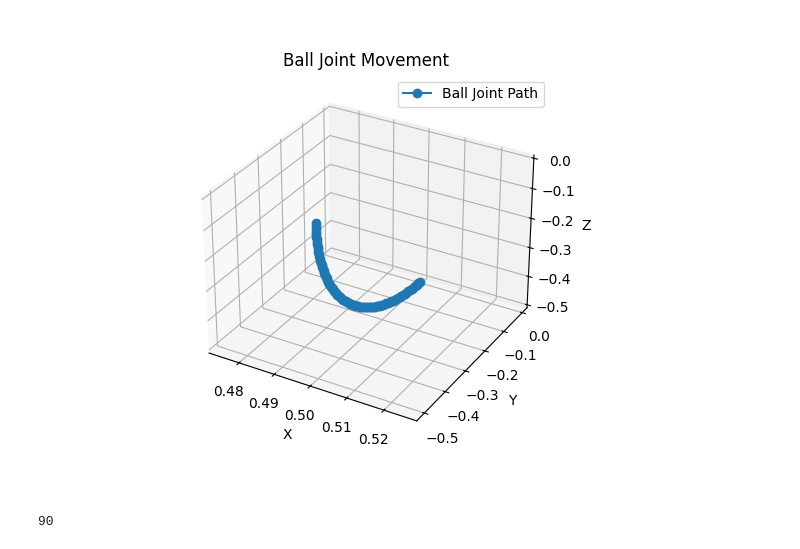
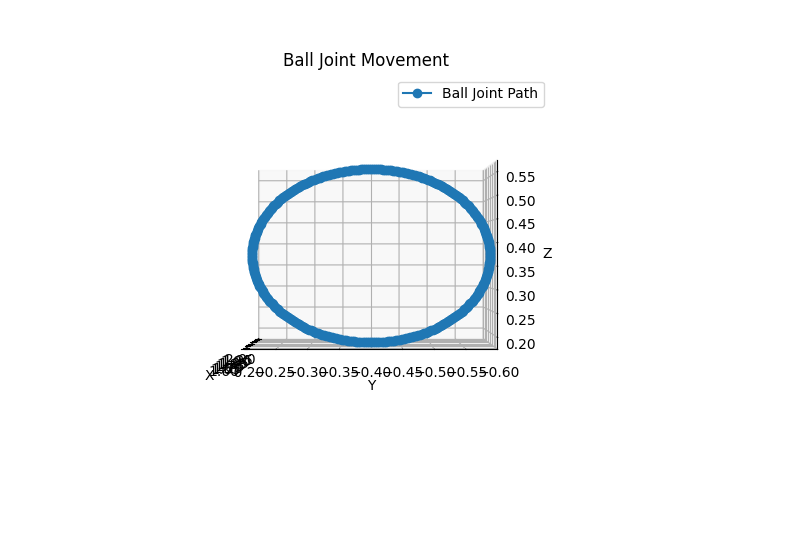
Before and after one commit to Bfoke/Death-Missile, a Jupyter notebook: Kinematics/SingleCorner.ipynb, the cells around one changed output. Drawn from its saved outputs; the diff is of its cells as text; code cells hidden in the pictures.

```diff
--- a/Kinematics/SingleCorner.ipynb
+++ b/Kinematics/SingleCorner.ipynb
@@ -18,22 +15,22 @@ from mpl_toolkits.mplot3d import Axes3D
 
 # Should make control arm and upright classes to make this easier
 
-x1 = np.array([1,0,0])
+x1 = np.array([0,0,1])
 x2 = np.array([0,0,0])
-x3 = np.array([.5,-.5,0])
+x3 = np.array([1,0,0])
 
 test_wishbone = Wishbone(x1, x2, x3)
 
 # front right corner
 # upper
-FrU1 = np.array([1.9,-.4,.4])
+FrU1 = np.array([1.9,-.4,.35])
 FrU2 = np.array([1.7,-.4,.4])
-FrU3 = np.array([1.8,-.6,.4])
+FrU3 = np.array([1.8,-.6,.375])
 
 # lower
-FrL1 = np.array([1.9,-.4,.2])
+FrL1 = np.array([1.9,-.4,.15])
 FrL2 = np.array([1.7,-.4,.2])
-FrL3 = np.array([1.8,-.6,.2])
+FrL3 = np.array([1.8,-.6,.175])
 
 FR_upper = Wishbone(FrU1, FrU2, FrU3)
 FR_lower = Wishbone(FrL1, FrL2, FrL3)
@@ -54,7 +51,7 @@ print(test_wishbone.rotation(theta))
 # %%
-dtheta = np.deg2rad(1)
+dtheta = np.deg2rad(120)
 theta_total = 0
-max_angle = np.deg2rad(90)
+max_angle = np.deg2rad(360)
 steps = int(max_angle / dtheta)
 
 balljoint_pos = np.zeros((steps, 3))
@@ -65,22 +101,43 @@ for i in range(steps):
 # %%
 fig = plt.figure()
 ax = fig.add_subplot(111, projection='3d')
 
 # Unpack x, y, z from balljoint_pos
 x = balljoint_pos[:, 0]
 y = balljoint_pos[:, 1]
 z = balljoint_pos[:, 2]
 
 # Plot the points
 ax.plot3D(x, y, z, 'o-', label='Ball Joint Path')  # 'o-' for points connected with lines
+# ax.scatter(FrU1[0], FrU1[1], FrU1[2], color = 'red', label = 'front pickup pt')
+# ax.scatter(FrU2[0], FrU2[1], FrU2[2], color = 'green', label = 'rear pickup pt')
 ax.set_xlabel('X')
 ax.set_ylabel('Y')
 ax.set_zlabel('Z')
 ax.set_title('Ball Joint Movement')
 ax.legend()
+# Set the view: positive X into page, -Y to the right, Z up
+ax.view_init(elev=0, azim=180)
+
+# Combine all points for axis range calculation
+all_x = np.concatenate([x, [FrU1[0], FrU2[0]]])
+all_y = np.concatenate([y, [FrU1[1], FrU2[1]]])
+all_z = np.concatenate([z, [FrU1[2], FrU2[2]]])
+
+# Compute ranges and midpoints
+x_range = all_x.max() - all_x.min()
+y_range = all_y.max() - all_y.min()
+z_range = all_z.max() - all_z.min()
+max_range = max(x_range, y_range, z_range)
+
+x_middle = (all_x.max() + all_x.min()) / 2
+y_middle = (all_y.max() + all_y.min()) / 2
+z_middle = (all_z.max() + all_z.min()) / 2
+
+ax.set_xlim(x_middle - max_range/2, x_middle + max_range/2)
+ax.set_ylim(y_middle - max_range/2, y_middle + max_range/2)
+ax.set_zlim(z_middle - max_range/2, z_middle + max_range/2)
+
 plt.show()
-
-print(len(y))
 # %% [output]
-[figure, old version]
+[figure, new version]
-90
```
Also changed, not shown: parts of 7 cells of this notebook, 1 other file.
